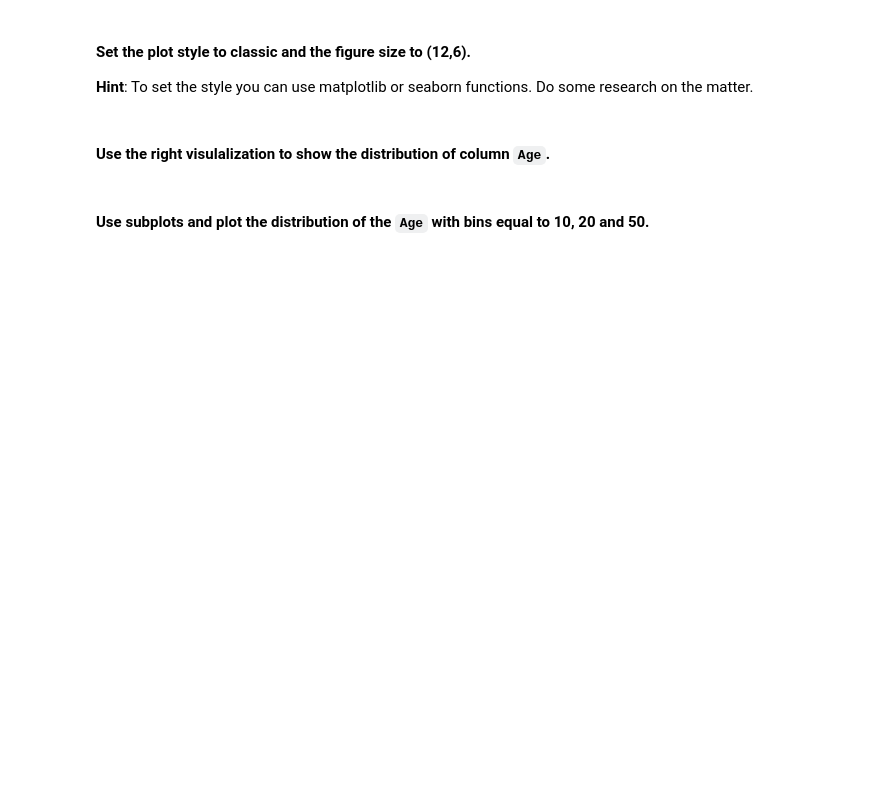
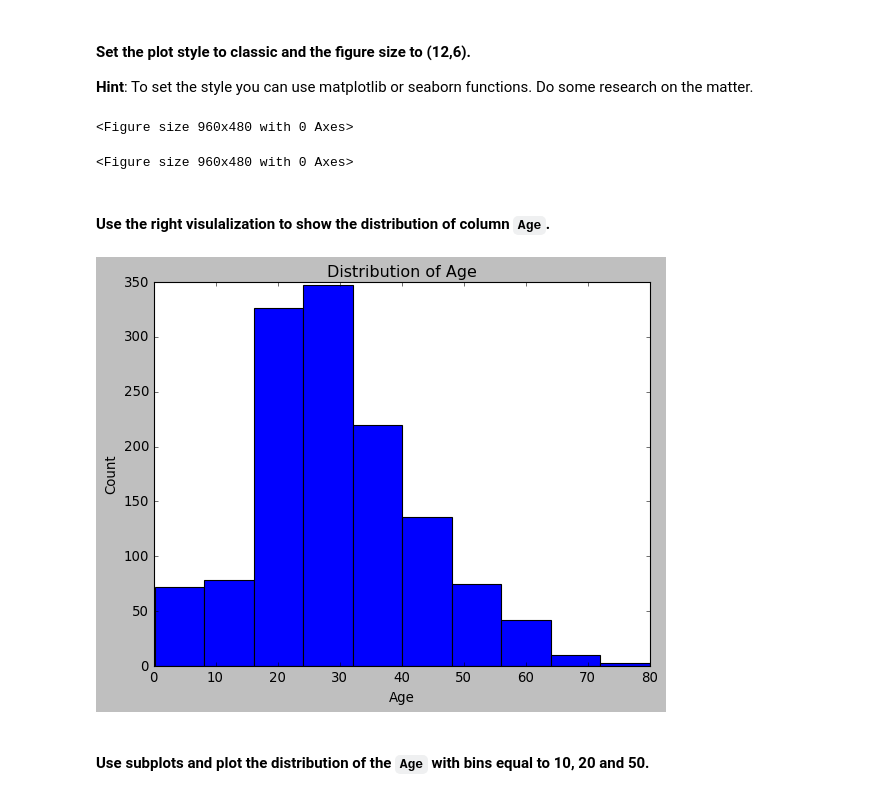
Before and after one commit to Ironhack-Data-Madrid-Abril-2023/5.2-lab_matplotlib_seaborn, a Jupyter notebook: your-code/main.ipynb, the cells around one changed output. Cells and saved outputs as stored; diff of their text form; code cells hidden in the pictures; blank space fills up the shorter version.

```diff
--- a/your-code/main.ipynb
+++ b/your-code/main.ipynb
@@ -68,3 +67,6 @@ x
 * table: `titanic`
 # %%
 # your code here
+titanic = pd.read_csv('../data/titanic.csv')
+
+titanic
@@ -86,5 +147,10 @@ x
 **Hint**: To set the style you can use matplotlib or seaborn functions. Do some research on the matter.
 # %%
 # your code here
+plt.style.use('classic')
+plt.figure(figsize=(12,6))
+# %% [output]
+<Figure size 960x480 with 0 Axes>
+<Figure size 960x480 with 0 Axes>
 # %% [markdown]
 #### Use the right visulalization to show the distribution of column `Age`.
@@ -93,2 +157,12 @@ x
+# %%
+# your code here
+plt.hist(titanic['Age'], bins=10)
+plt.title('Distribution of Age')
+plt.xlabel('Age')
+plt.ylabel('Count')
+
+plt.show()
+# %% [output]
+[figure, added]
 # %% [markdown]
 #### Use subplots and plot the distribution of the `Age`  with bins equal to 10, 20 and 50.
```
Also changed, not shown: parts of 16 cells of this notebook.
